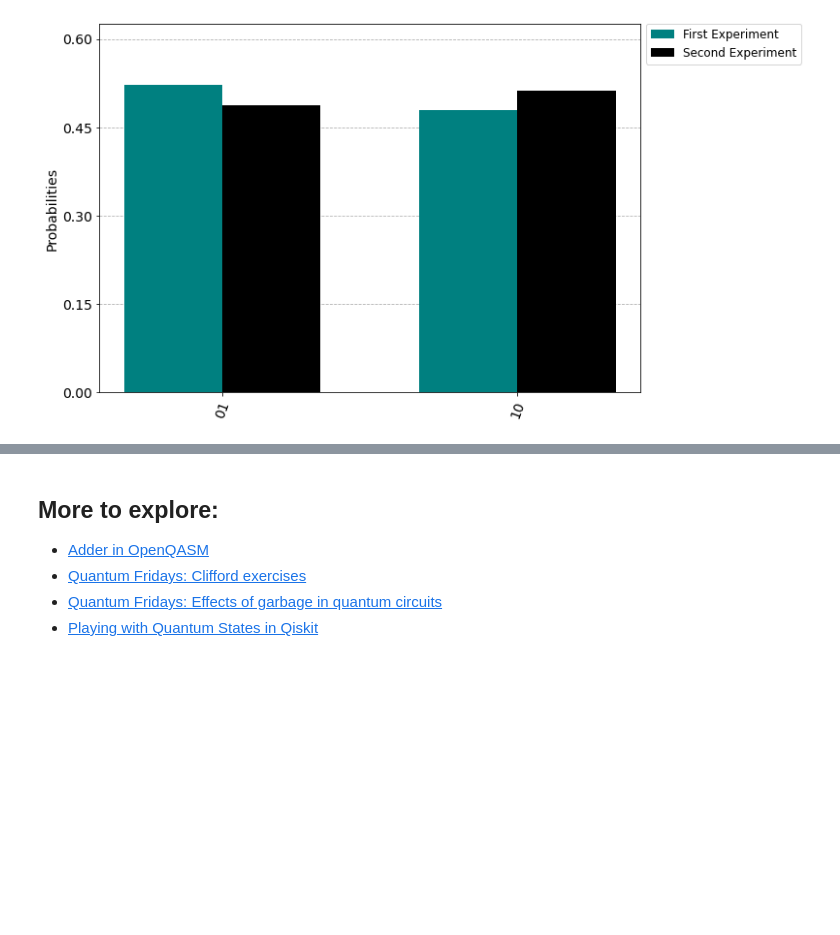
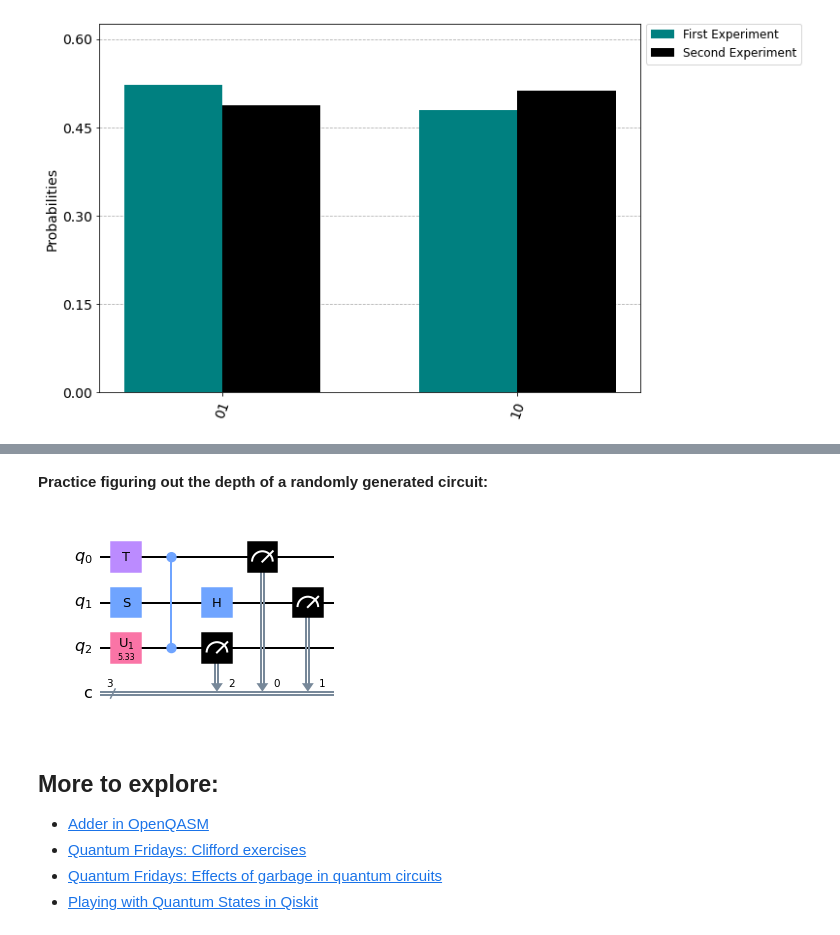
Before and after one commit to quantum-kittens/quantum-computing-basics, a Jupyter notebook: Qiskit_Reference_Guides/Playing_with_Quantum_Circuits_in_Qiskit.ipynb, the cells around one changed output, grey strips where cells are left out. Cells and saved outputs as stored; diff of their text form; code cells hidden in the pictures; blank space fills up the shorter version.

```diff
--- a/Qiskit_Reference_Guides/Playing_with_Quantum_Circuits_in_Qiskit.ipynb
+++ b/Qiskit_Reference_Guides/Playing_with_Quantum_Circuits_in_Qiskit.ipynb
@@ -328,0 +373,16 @@ plot_histogram([counts, counts_2], legend = legend, color = ['teal', 'black'], f
+# %% [markdown]
+**Practice figuring out the depth of a randomly generated circuit:**
+# %%
+from qiskit.circuit.random import random_circuit
+import random
+
+#play around with these parameters:
+num_qubits = 3
+max_depth = 10
+add_measurements = True #True/False
+
+#random circuit:
+rand_circ = random_circuit(num_qubits, depth = random.randint(1,max_depth), measure=add_measurements)
+rand_circ.draw('mpl')
+# %% [output]
+[figure, added]
```
Also changed, not shown: parts of 12 cells of this notebook.
